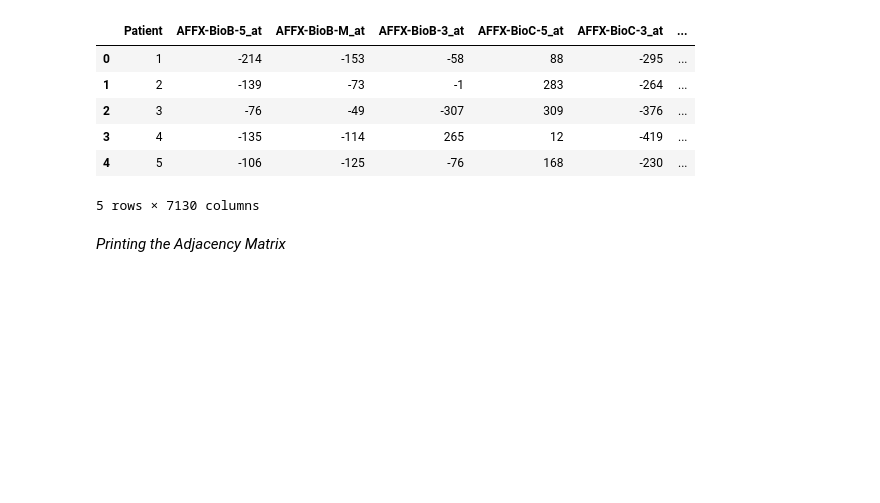
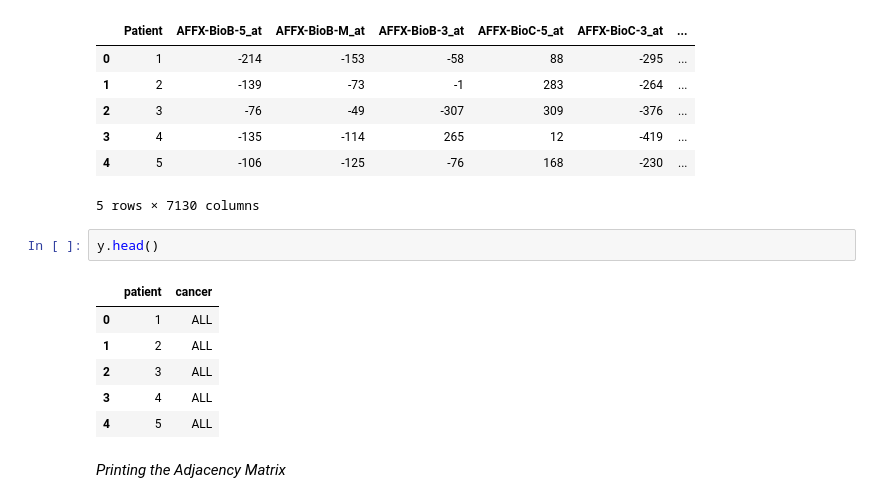
Before and after one commit to kaushallodd62/Gene-Expression-Analysis--Cancer-Classification-using-Clustering, a Jupyter notebook: Assignment 3/BT19CSE052_BT19CSE092_A3.ipynb, the cells around one changed output. Saved outputs shown, nothing was run; the diff lists cells and outputs as text; blank space fills up the shorter version.

```diff
--- a/Assignment 3/BT19CSE052_BT19CSE092_A3.ipynb
+++ b/Assignment 3/BT19CSE052_BT19CSE092_A3.ipynb
@@ -136,6 +171,15 @@ x.head()
 | 3 | 4 | -135 | -114 | 265 | 12 | -419 | ... |
 | 4 | 5 | -106 | -125 | -76 | 168 | -230 | ... |
 5 rows × 7130 columns
+# %%
+y.head()
+# %% [output]
+|  | patient | cancer |
+| 0 | 1 | ALL |
+| 1 | 2 | ALL |
+| 2 | 3 | ALL |
+| 3 | 4 | ALL |
+| 4 | 5 | ALL |
 # %% [markdown]
 *Printing the Adjacency Matrix*
 # %%
```
Also changed, not shown: parts of 6 cells of this notebook.
